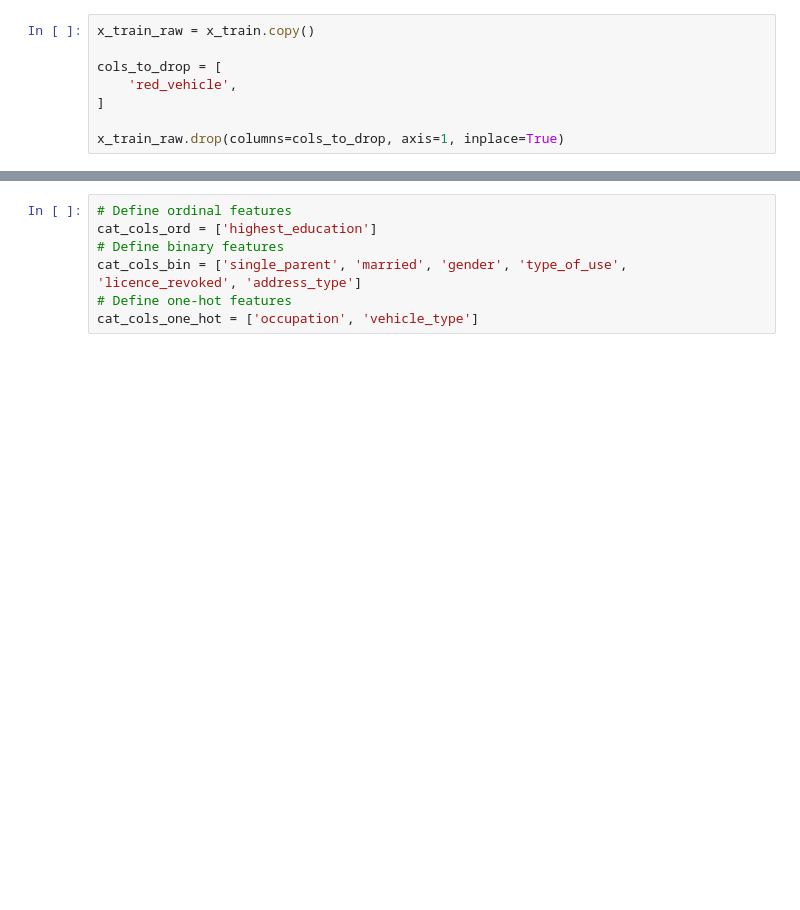
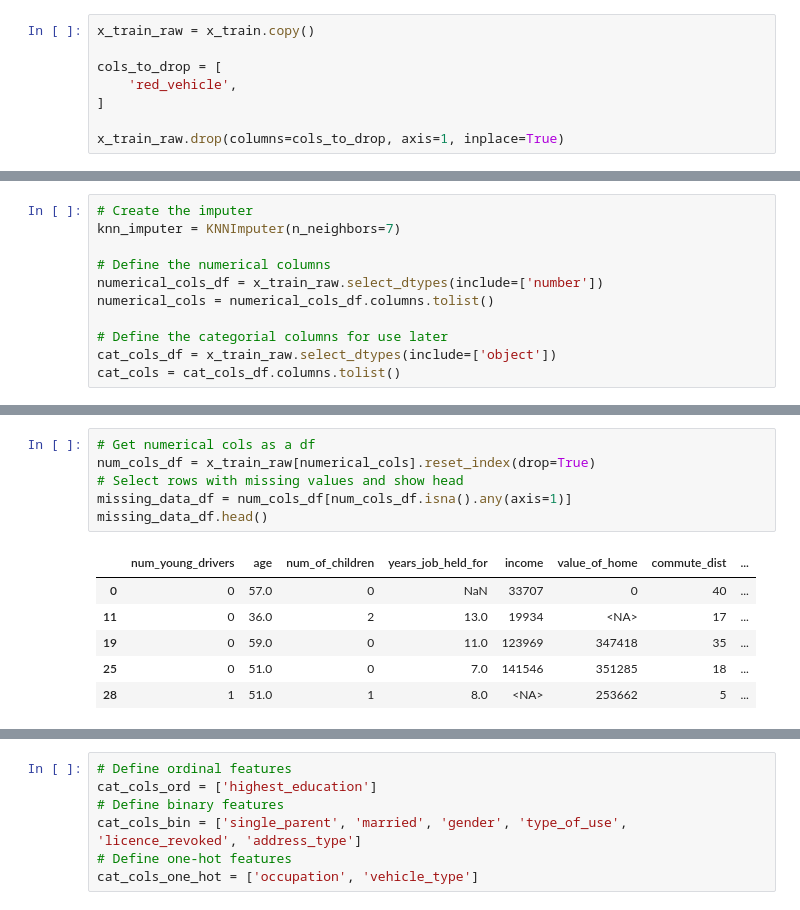
Before and after one commit to chapi1420/auto-insurance, a Jupyter notebook: modeling/main.ipynb, the cells around one changed output, grey strips where cells are left out. Drawn from its saved outputs; the diff is of its cells as text; blank space fills up the shorter version.

Commit message:
complete classification selection

```diff
--- a/modeling/main.ipynb
+++ b/modeling/main.ipynb
@@ -437,0 +362,11 @@ We now need to consider how we will encode the categorical features so that they
+# %%
+# Create the imputer
+knn_imputer = KNNImputer(n_neighbors=7)
+
+# Define the numerical columns
+numerical_cols_df = x_train_raw.select_dtypes(include=['number'])
+numerical_cols = numerical_cols_df.columns.tolist()
+
+# Define the categorial columns for use later
+cat_cols_df = x_train_raw.select_dtypes(include=['object'])
+cat_cols = cat_cols_df.columns.tolist()
@@ -437,0 +383,13 @@ We now need to consider how we will encode the categorical features so that they
+# %%
+# Get numerical cols as a df
+num_cols_df = x_train_raw[numerical_cols].reset_index(drop=True)
+# Select rows with missing values and show head
+missing_data_df = num_cols_df[num_cols_df.isna().any(axis=1)]
+missing_data_df.head()
+# %% [output]
+|  | num_young_drivers | age | num_of_children | years_job_held_for | income | value_of_home | commute_dist | ... |
+| 0 | 0 | 57.0 | 0 | NaN | 33707 | 0 | 40 | ... |
+| 11 | 0 | 36.0 | 2 | 13.0 | 19934 | <NA> | 17 | ... |
+| 19 | 0 | 59.0 | 0 | 11.0 | 123969 | 347418 | 35 | ... |
+| 25 | 0 | 51.0 | 0 | 7.0 | 141546 | 351285 | 18 | ... |
+| 28 | 1 | 51.0 | 1 | 8.0 | <NA> | 253662 | 5 | ... |
```
Also changed, not shown: parts of 39 cells of this notebook.
